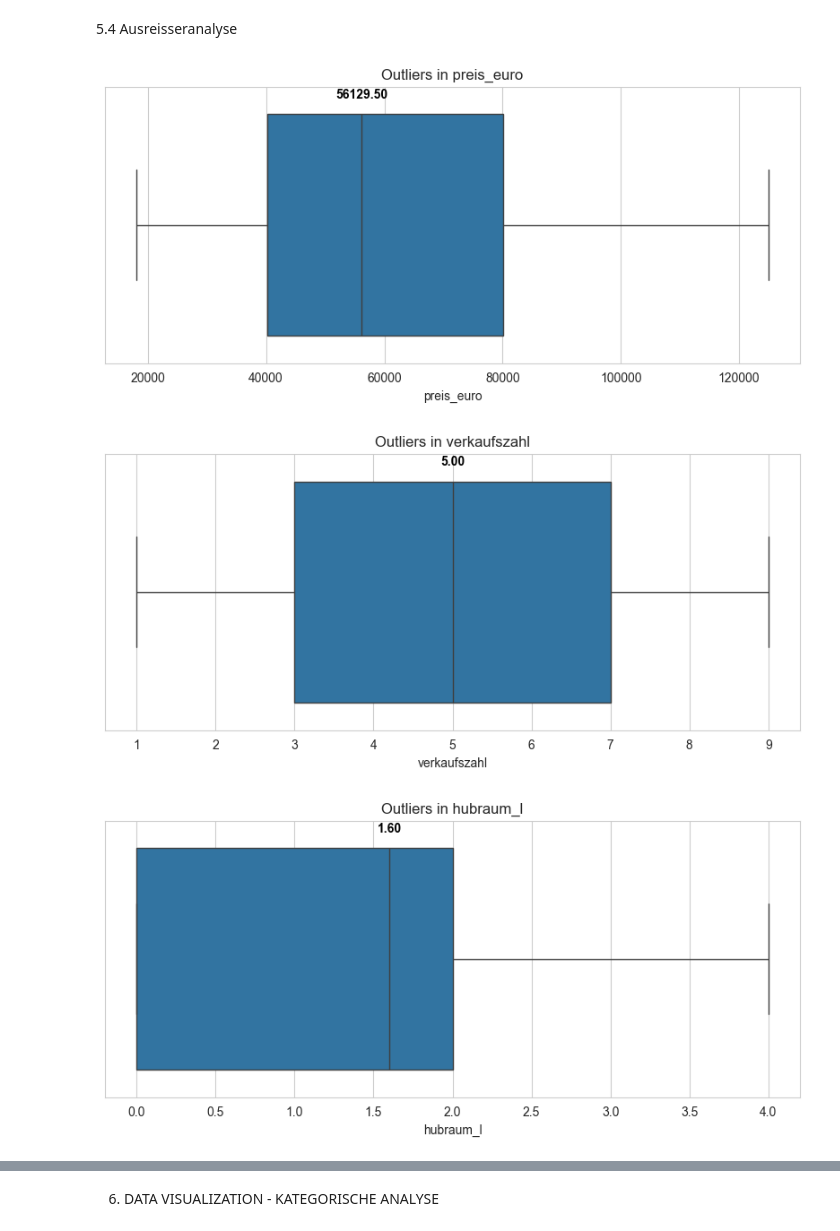
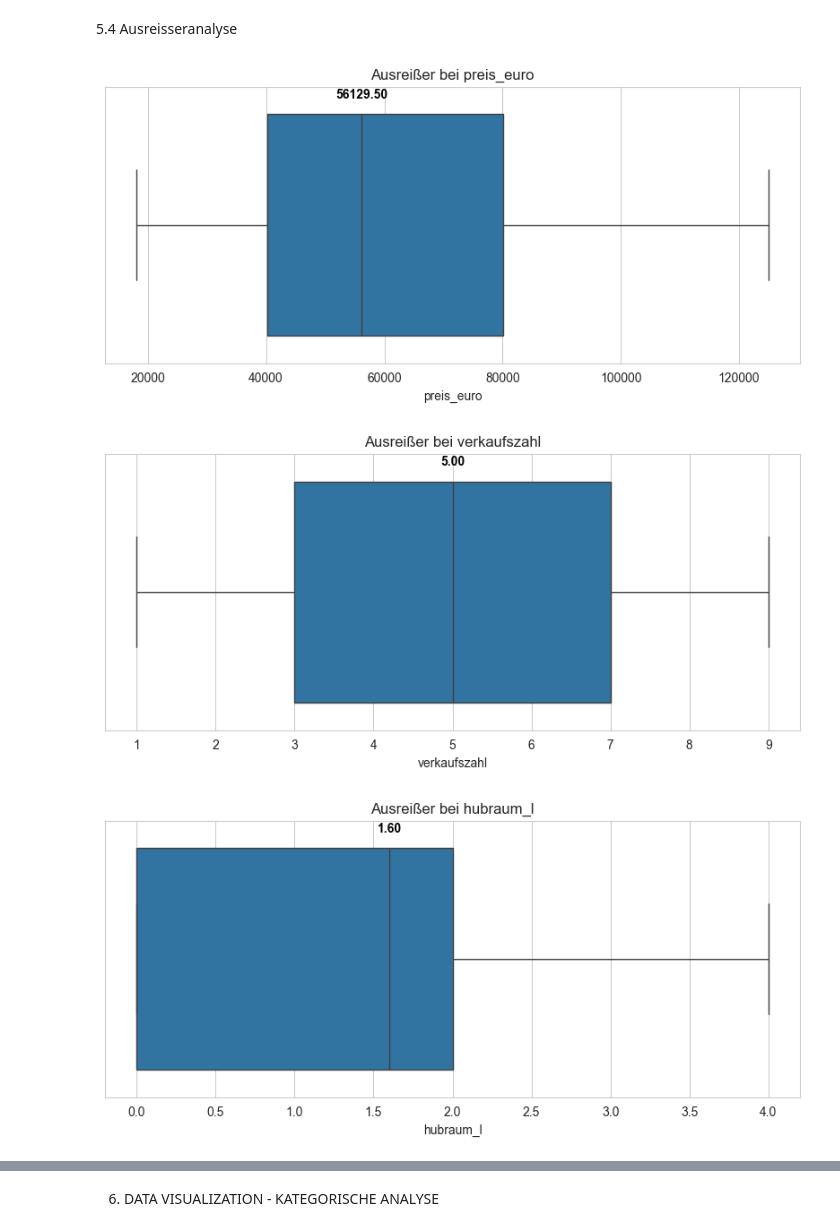
Before and after one commit to sofiyesakova/car-price-prediction, a Jupyter notebook: notebooks/descriptive_statistics.ipynb, the cells around one changed output, grey strips where cells are left out. Saved outputs shown, nothing was run; the diff lists cells and outputs as text; code cells hidden in the pictures.

```diff
--- a/notebooks/descriptive_statistics.ipynb
+++ b/notebooks/descriptive_statistics.ipynb
@@ -328,31 +304,31 @@ Fazit für ML: Die Daten sind jetzt sauber und frei von künstlichem Rauschen. E
 # %%
 for column in numerical_columns:
     plt.figure(figsize=(10, 4))
 
     ax = sns.boxplot(x=df[column])
 
     median_line = ax.lines[4]
     x_coords = median_line.get_xdata()
     y_coords = median_line.get_ydata()
 
     median_val = x_coords[0]
 
 
     y_top = min(y_coords)
 
     ax.text(
         x=median_val,
         y=y_top - 0.05,
         s=f"{median_val:.2f}",
         color="black",
         weight="bold",
         ha="center",
         va="bottom"
     )
 
-    plt.title(f"Outliers in {column}")
+    plt.title(f"Ausreißer bei {column}")
     plt.show()
 # %% [output]
-[figure, old version]
+[figure, new version]
-[figure, old version]
+[figure, new version]
-[figure, old version]
+[figure, new version]
```
Also changed, not shown: parts of 20 cells of this notebook, 3 other files.
